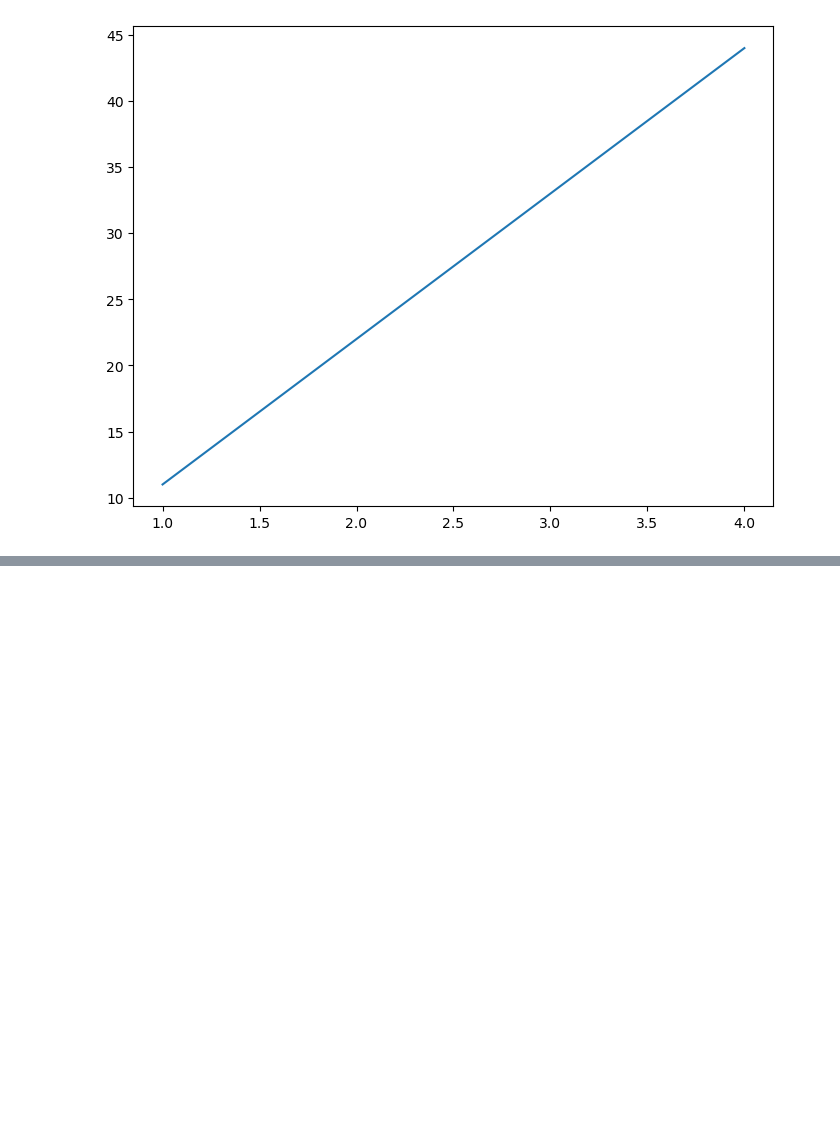
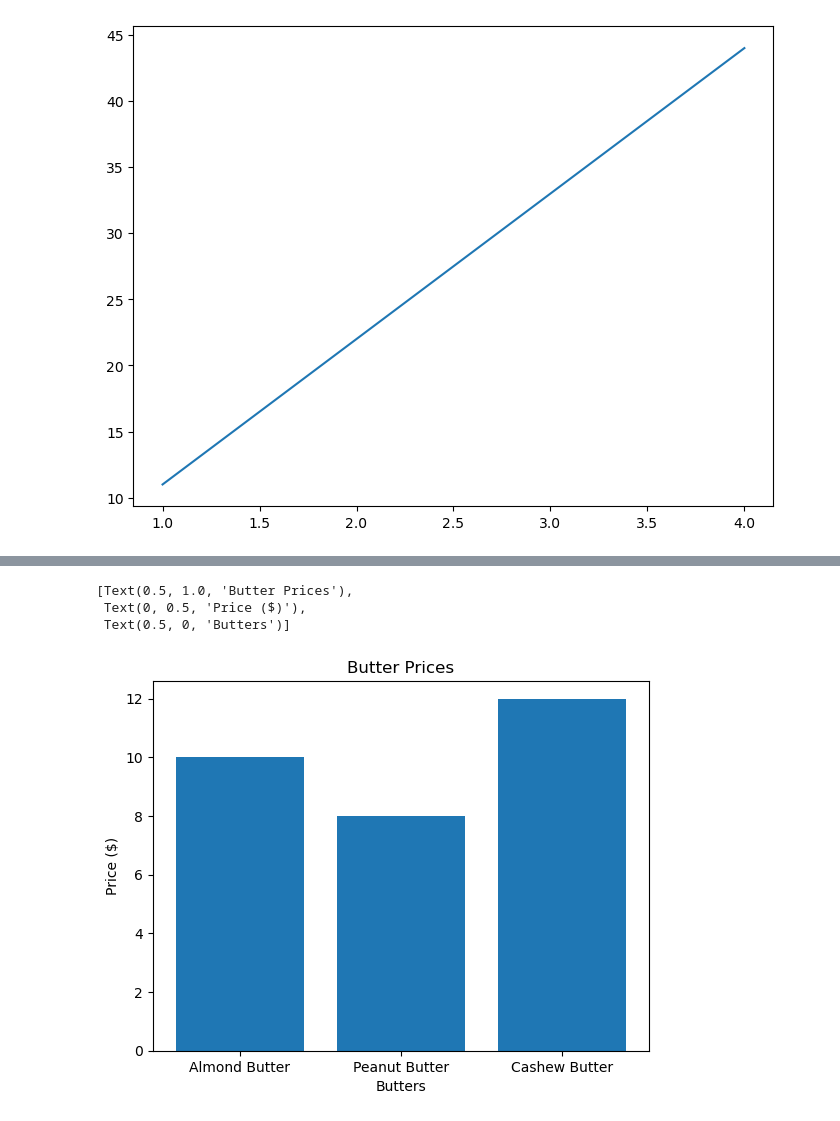
Before and after one commit to emirryilmazz/ML, a Jupyter notebook: Matplotlib/Untitled.ipynb, the cells around one changed output, grey strips where cells are left out. Saved outputs shown, nothing was run; the diff lists cells and outputs as text; code cells hidden in the pictures; blank space fills up the shorter version.

```diff
--- a/Matplotlib/Untitled.ipynb
+++ b/Matplotlib/Untitled.ipynb
@@ -40,0 +60,12 @@ ax.plot(x, y) # add some data
+# %%
+nut_butter_prices = {"Almond Butter": 10,
+                    "Peanut Butter": 8,
+                    "Cashew Butter": 12}
+fig, ax = plt.subplots()
+ax.bar(nut_butter_prices.keys(), nut_butter_prices.values())
+ax.set(title="Butter Prices", ylabel="Price ($)", xlabel="Butters")
+# %% [output]
+[Text(0.5, 1.0, 'Butter Prices'),
+ Text(0, 0.5, 'Price ($)'),
+ Text(0.5, 0, 'Butters')]
+[figure, added]
```
Also changed, not shown: parts of 31 cells of this notebook.
